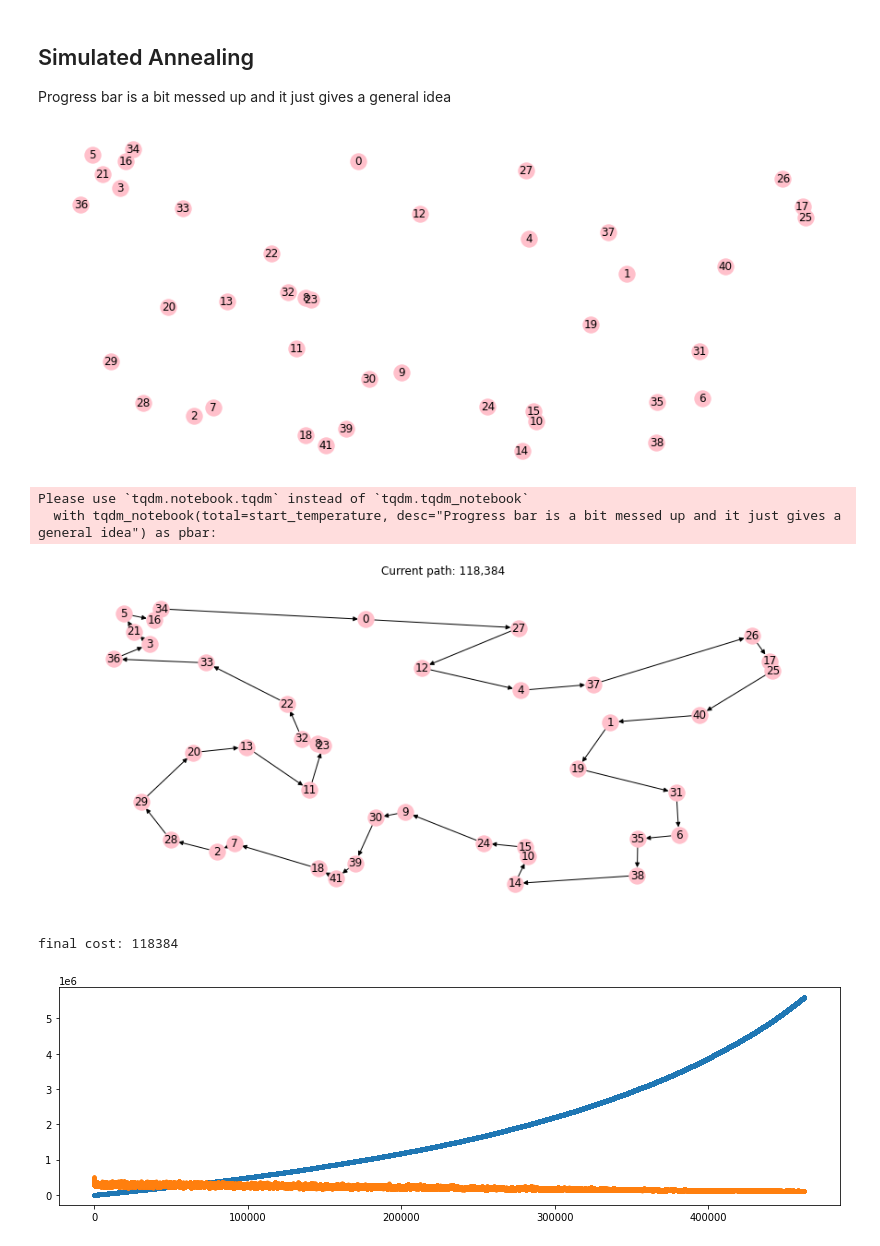
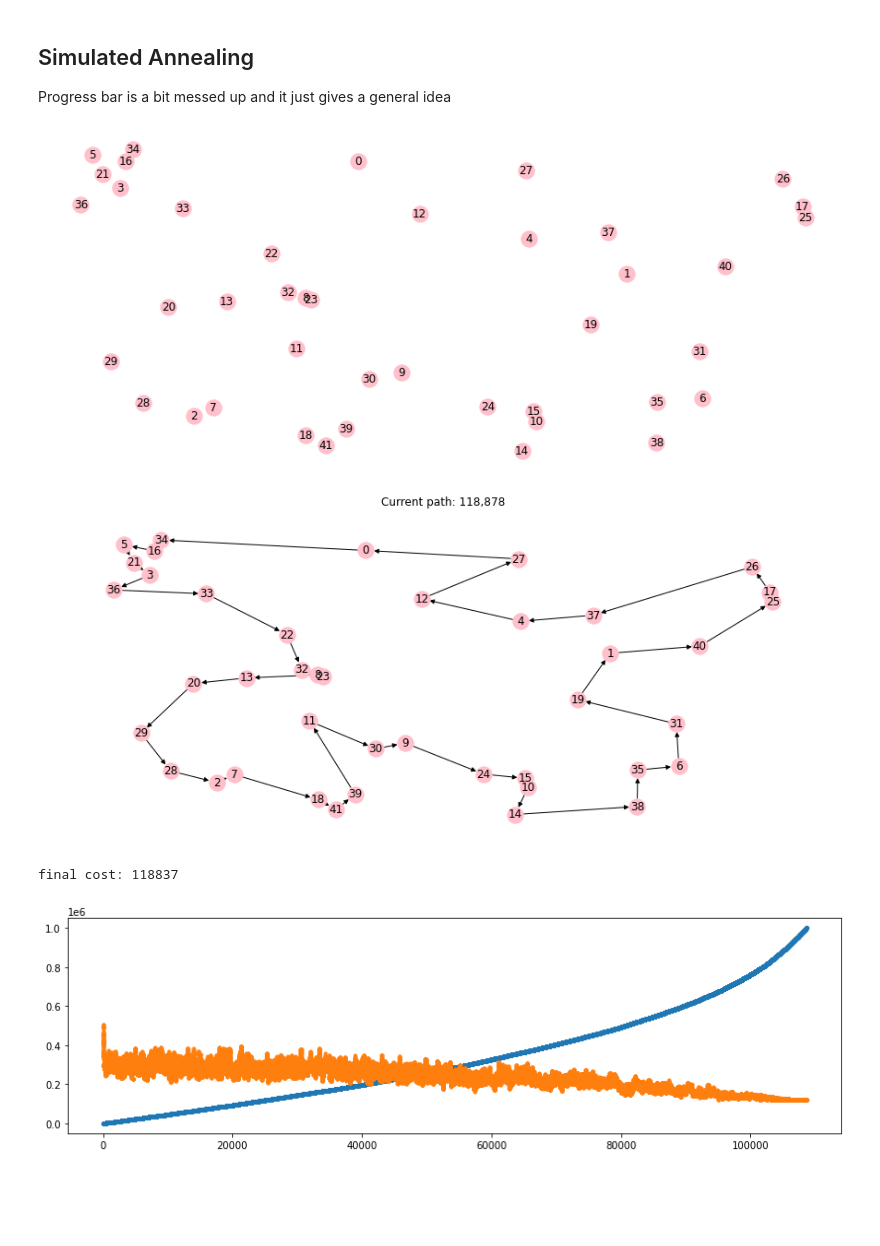
Before and after one commit to rayglo/TSP-CI, a Jupyter notebook: tsp.ipynb, the cells around one changed output. Saved outputs shown, nothing was run; the diff lists cells and outputs as text; code cells hidden in the pictures; blank space fills up the shorter version.

```diff
--- a/tsp.ipynb
+++ b/tsp.ipynb
@@ -94,44 +94,36 @@ problem.plot()
 
 history = [(0, actual_solution_cost)]
 start_temperature = 5000
 temperature = start_temperature
 final_temperature = 0
-decrease_rate = 0.01
+decrease_rate = 0.005
 step = 0
-STEADY_STATE = 1000000
-steady_state = 0
 
 with tqdm.notebook.tqdm(total=start_temperature, desc="Progress bar is a bit messed up and it just gives a general idea") as pbar:
-    while temperature > final_temperature and steady_state<STEADY_STATE:
+    while temperature > final_temperature:
         #print(f"Evaluation at temperature {temperature}")
         step += 1
-        steady_state += 1
         new_solution = tweak(actual_solution)
         new_solution_cost = problem.evaluate_solution(new_solution)
         if new_solution_cost < best_solution_cost:
             best_solution = new_solution
             best_solution_cost = actual_solution_cost
 
-        if new_solution_cost < actual_solution_cost:
-            steady_state = 0
-
         if new_solution_cost < actual_solution_cost or np.random.rand() < np.exp((actual_solution_cost - new_solution_cost) / temperature):
             actual_solution = new_solution
             actual_solution_cost = new_solution_cost
             history.append((step, actual_solution_cost))
-            temperature -= decrease_rate
+        temperature -= decrease_rate
         pbar.n = start_temperature-temperature
         pbar.update()
 
 problem.plot(best_solution)
 history = np.array(history)
 plt.figure(figsize=(14, 4))
 plt.plot(history, '.')
 print(f"final cost: {best_solution_cost}")
 # %% [output]
 [figure]
+[figure, new version]
-Please use `tqdm.notebook.tqdm` instead of `tqdm.tqdm_notebook`
-  with tqdm_notebook(total=start_temperature, desc="Progress bar is a bit messed up and it just gives a general idea") as pbar:
+final cost: 118837
-[figure, old version]
-final cost: 118384
-[figure, old version]
+[figure, new version]
```
Also changed, not shown: 1 other file.
